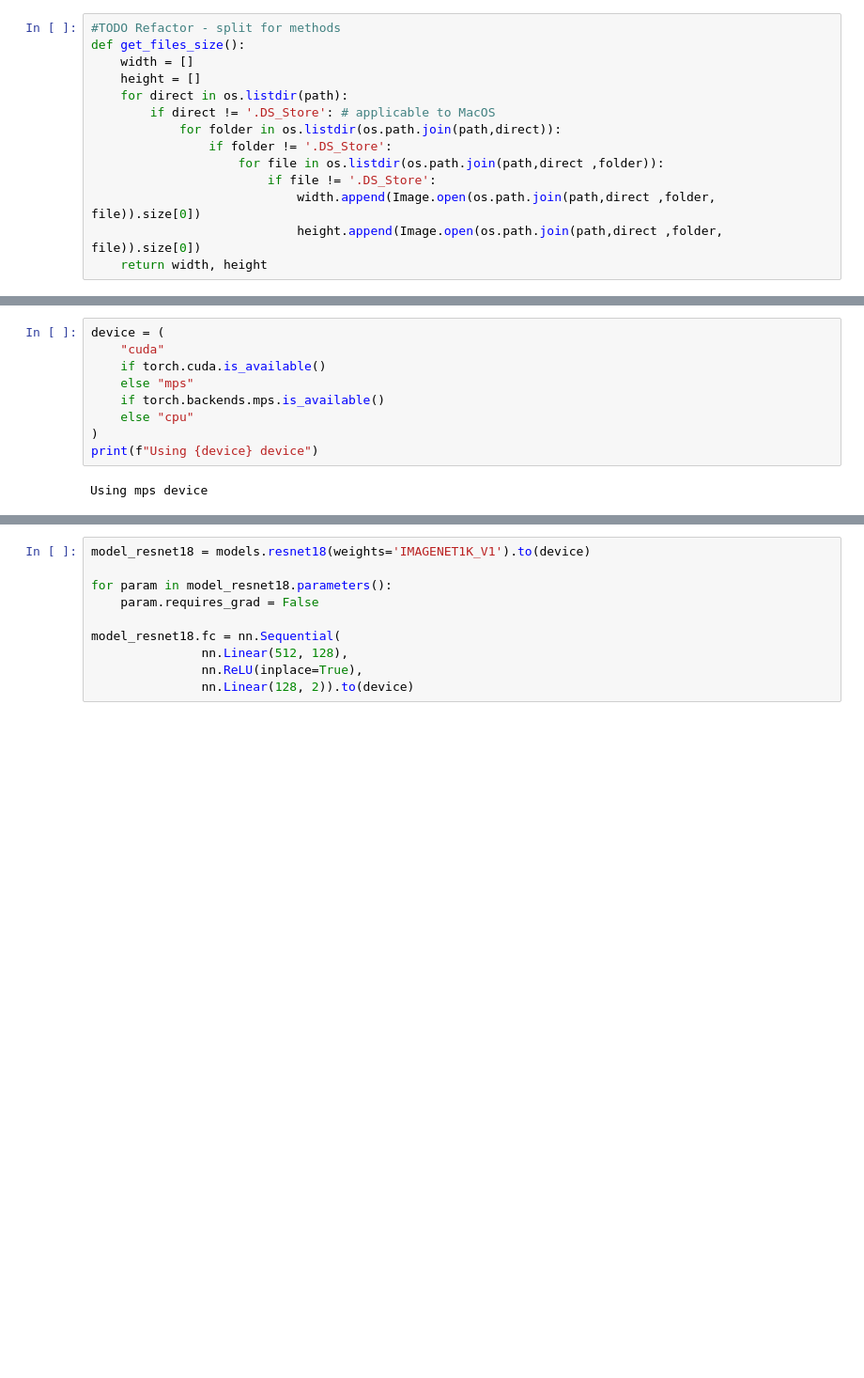
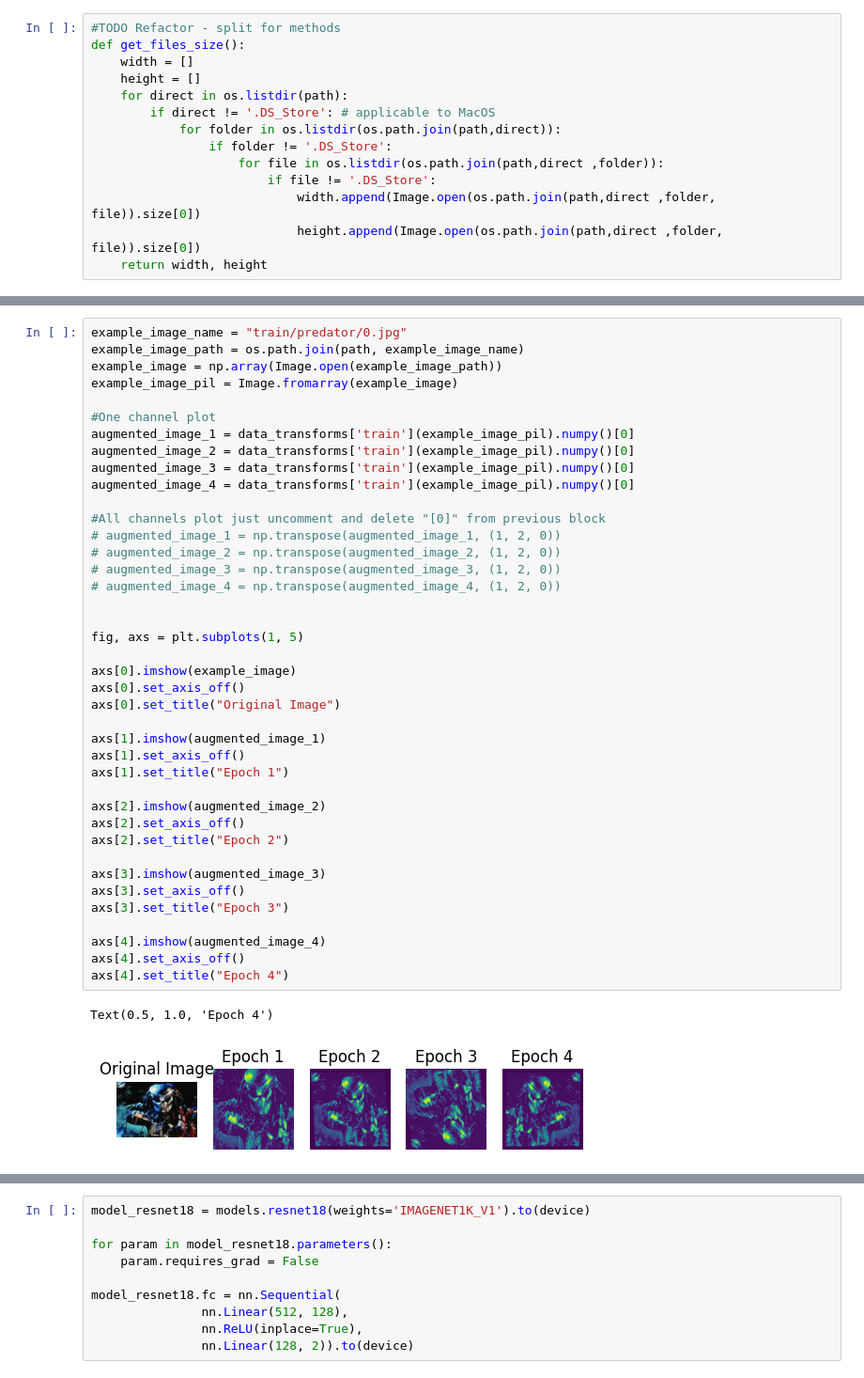
Before and after one commit to Przemek9110/alien-vs-predator, a Jupyter notebook: alien-vs-predator.ipynb, the cells around one changed output, grey strips where cells are left out. Shown at 94% size. Saved outputs shown, nothing was run; the diff lists cells and outputs as text; blank space fills up the shorter version.

```diff
--- a/alien-vs-predator.ipynb
+++ b/alien-vs-predator.ipynb
@@ -155,13 +157,45 @@ dataloaders = {
                                 shuffle=False)
 }
-# %%
-device = (
-    "cuda"
-    if torch.cuda.is_available()
-    else "mps"
-    if torch.backends.mps.is_available()
-    else "cpu"
-)
-print(f"Using {device} device")
-# %% [output]
-Using mps device
+# %%
+example_image_name = "train/predator/0.jpg"
+example_image_path = os.path.join(path, example_image_name)
+example_image = np.array(Image.open(example_image_path))
+example_image_pil = Image.fromarray(example_image)
+
+#One channel plot
+augmented_image_1 = data_transforms['train'](example_image_pil).numpy()[0]
+augmented_image_2 = data_transforms['train'](example_image_pil).numpy()[0]
+augmented_image_3 = data_transforms['train'](example_image_pil).numpy()[0]
+augmented_image_4 = data_transforms['train'](example_image_pil).numpy()[0]
+
+#All channels plot just uncomment and delete "[0]" from previous block
+# augmented_image_1 = np.transpose(augmented_image_1, (1, 2, 0))
+# augmented_image_2 = np.transpose(augmented_image_2, (1, 2, 0))
+# augmented_image_3 = np.transpose(augmented_image_3, (1, 2, 0))
+# augmented_image_4 = np.transpose(augmented_image_4, (1, 2, 0))
+
+
+fig, axs = plt.subplots(1, 5)
+
+axs[0].imshow(example_image)
+axs[0].set_axis_off()
+axs[0].set_title("Original Image")
+
+axs[1].imshow(augmented_image_1)
+axs[1].set_axis_off()
+axs[1].set_title("Epoch 1")
+
+axs[2].imshow(augmented_image_2)
+axs[2].set_axis_off()
+axs[2].set_title("Epoch 2")
+
+axs[3].imshow(augmented_image_3)
+axs[3].set_axis_off()
+axs[3].set_title("Epoch 3")
+
+axs[4].imshow(augmented_image_4)
+axs[4].set_axis_off()
+axs[4].set_title("Epoch 4")
+# %% [output]
+Text(0.5, 1.0, 'Epoch 4')
+[figure, added]
```
Also changed, not shown: parts of 17 cells of this notebook, 1 other file.
